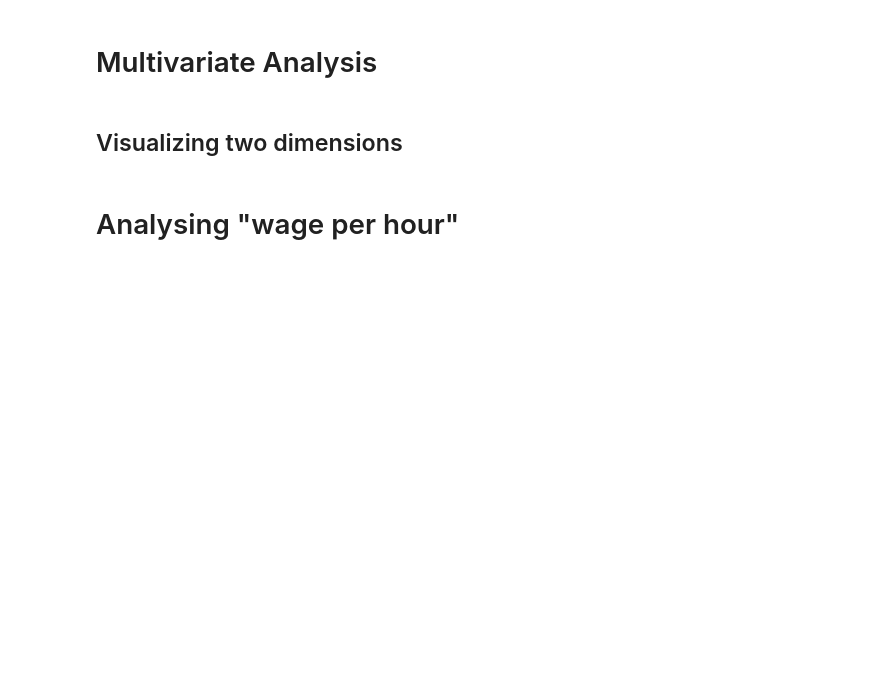
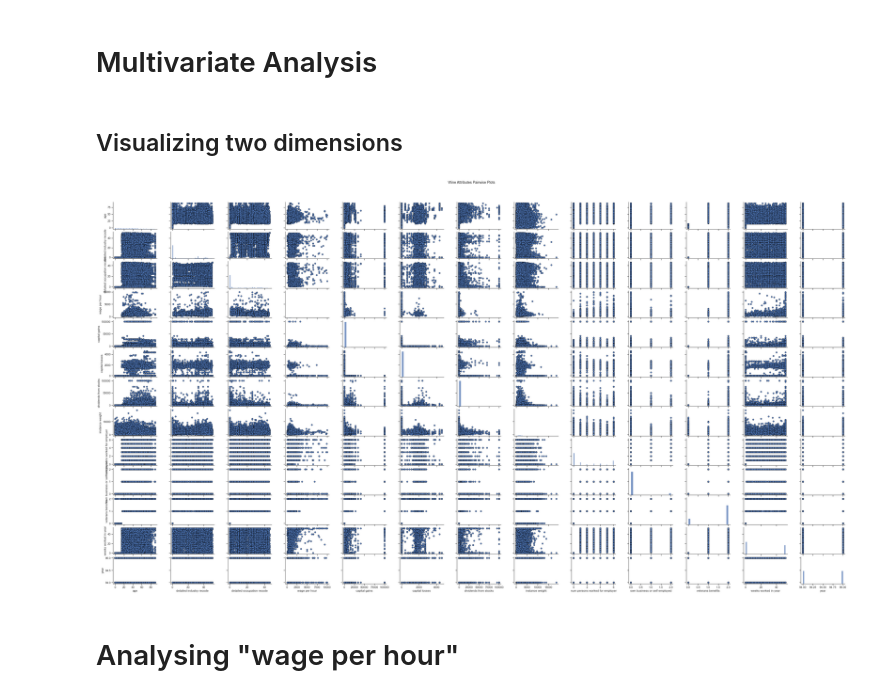
Before and after one commit to ThomasBrue/first-assignment-data-science, a Jupyter notebook: censusIncome.ipynb, the cells around one changed output. Saved outputs shown, nothing was run; the diff lists cells and outputs as text; code cells hidden in the pictures; blank space fills up the shorter version.

```diff
--- a/censusIncome.ipynb
+++ b/censusIncome.ipynb
@@ -100,17 +112,19 @@ bar = ax.bar(w_q[0], w_q[1], color='steelblue',
 # %%
 # Takes long to calculate (1m 1.6s)
 # Does not visualize categorical data (i.e. only visualizes numeric data like "age" and "year")
 
 # ---------------------------------------------------------------------------------------------------------
 
-# cols = ['age', 'class of worker', 'detailed industry recode', 'detailed occupation recode', 'education', 'wage per hour', 'enroll in edu inst last wk', 'marital stat', 'major industry code', 'major occupation code', 'race', 'hispanic origin', 'sex', 'member', 'reason for unemployment', 'full or part time employment stat', 'capital gains', 'capital losses', 'dividends from stocks', 'tax filer stat', 'region of previous residence', 'state of previous residence', 'detailed household and family stat', 'detailed household summary in household',  'instance weight', 'migration code-change in msa', 'migration code-change in reg', 'migration code-move within reg', 'live in this house 1 year ago', 'migration prev res in sunbelt', 'num persons worked for employer', 'family members under 18', 'country of birth father', 'country of birth mother', 'country of birth self', 'citizenship', 'own business or self employed', 'fill inc questionnaire for veterans admin', 'veterans benefits', 'weeks worked in year', 'year']
+cols = ['age', 'class of worker', 'detailed industry recode', 'detailed occupation recode', 'education', 'wage per hour', 'enroll in edu inst last wk', 'marital stat', 'major industry code', 'major occupation code', 'race', 'hispanic origin', 'sex', 'member', 'reason for unemployment', 'full or part time employment stat', 'capital gains', 'capital losses', 'dividends from stocks', 'tax filer stat', 'region of previous residence', 'state of previous residence', 'detailed household and family stat', 'detailed household summary in household',  'instance weight', 'migration code-change in msa', 'migration code-change in reg', 'migration code-move within reg', 'live in this house 1 year ago', 'migration prev res in sunbelt', 'num persons worked for employer', 'family members under 18', 'country of birth father', 'country of birth mother', 'country of birth self', 'citizenship', 'own business or self employed', 'fill inc questionnaire for veterans admin', 'veterans benefits', 'weeks worked in year', 'year']
 
-# pp = sns.pairplot(raw_data[cols], height=1.8, aspect=1.8,
-#                   palette={"red": "#FF9999", "white": "#FFE888"},
-#                   plot_kws=dict(edgecolor="black", linewidth=0.5))
-# fig = pp.fig
-# fig.subplots_adjust(top=0.93, wspace=0.3)
-# t = fig.suptitle('Wine Attributes Pairwise Plots', fontsize=14)
+pp = sns.pairplot(raw_data[cols], height=1.8, aspect=1.8,
+                  palette={"red": "#FF9999", "white": "#FFE888"},
+                  plot_kws=dict(edgecolor="black", linewidth=0.5))
+fig = pp.fig
+fig.subplots_adjust(top=0.93, wspace=0.3)
+t = fig.suptitle('Wine Attributes Pairwise Plots', fontsize=14)
+# %% [output]
+[figure, added]
 # %% [markdown]
 # Analysing "wage per hour"
 # %% [markdown]
```
Also changed, not shown: parts of 1 cell of this notebook.
